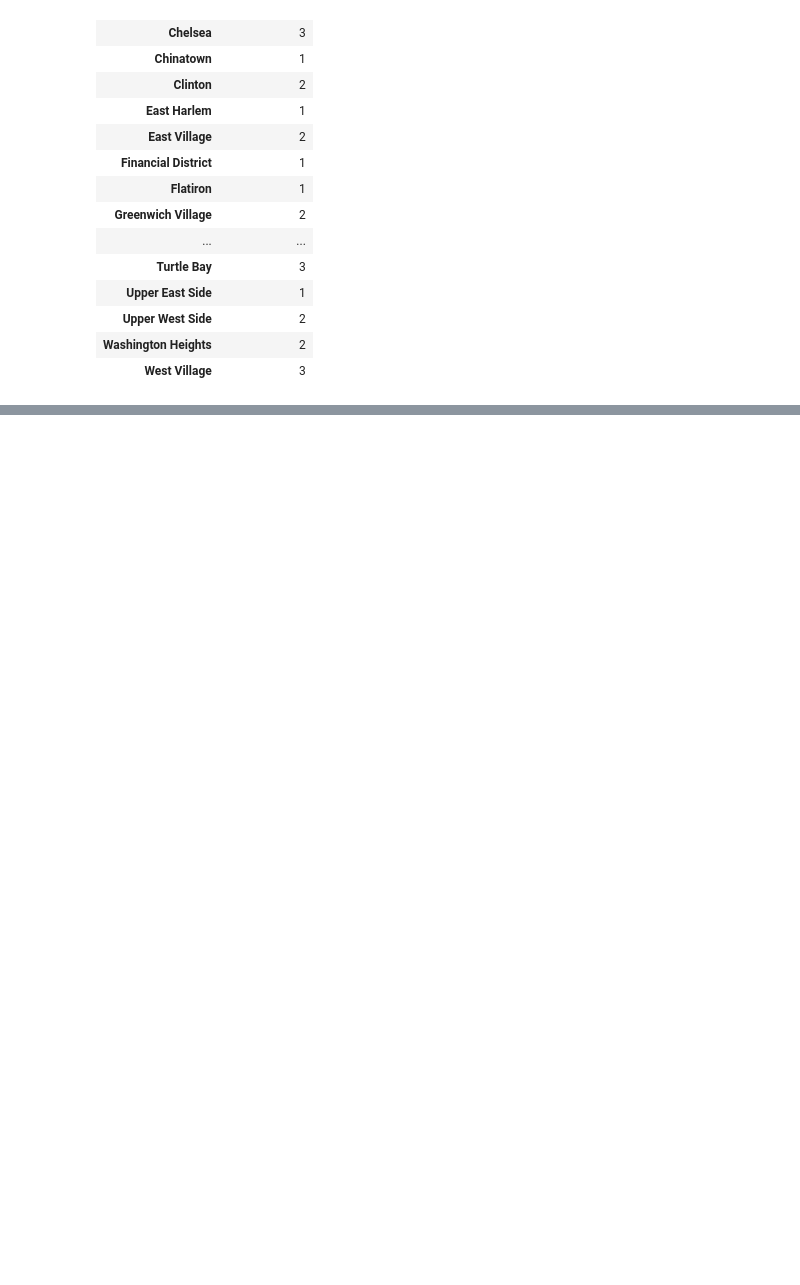
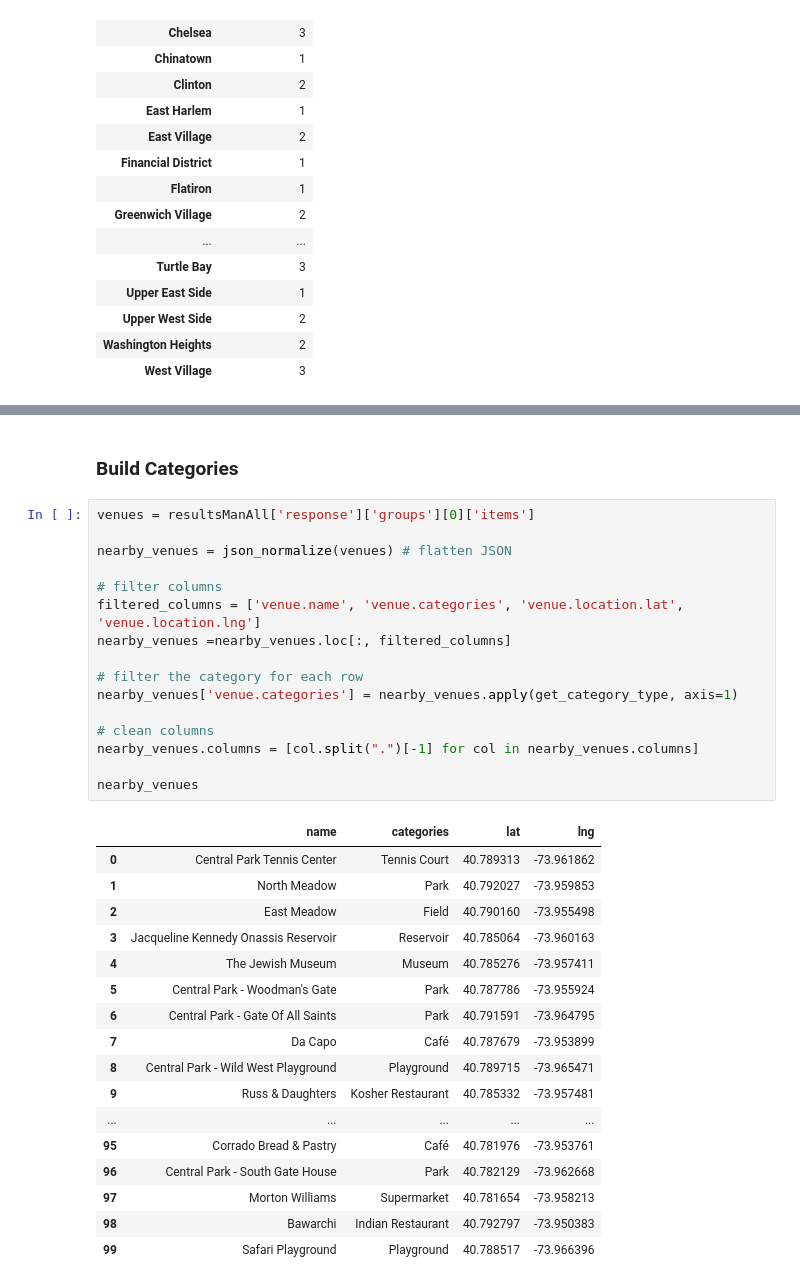
Before and after one commit to JustinRLine/Coursera_Capstone, a Jupyter notebook: Capstone Project - The Battle of the Neighborhoods.ipynb, the cells around one changed output, grey strips where cells are left out. Drawn from its saved outputs; the diff is of its cells as text; blank space fills up the shorter version.

```diff
--- a/Capstone Project - The Battle of the Neighborhoods.ipynb
+++ b/Capstone Project - The Battle of the Neighborhoods.ipynb
@@ -560,0 +639,36 @@ Full_Man
+# %% [markdown]
+### Build Categories
+# %%
+venues = resultsManAll['response']['groups'][0]['items']
+
+nearby_venues = json_normalize(venues) # flatten JSON
+
+# filter columns
+filtered_columns = ['venue.name', 'venue.categories', 'venue.location.lat', 'venue.location.lng']
+nearby_venues =nearby_venues.loc[:, filtered_columns]
+
+# filter the category for each row
+nearby_venues['venue.categories'] = nearby_venues.apply(get_category_type, axis=1)
+
+# clean columns
+nearby_venues.columns = [col.split(".")[-1] for col in nearby_venues.columns]
+
+nearby_venues
+# %% [output]
+|  | name | categories | lat | lng |
+| 0 | Central Park Tennis Center | Tennis Court | 40.789313 | -73.961862 |
+| 1 | North Meadow | Park | 40.792027 | -73.959853 |
+| 2 | East Meadow | Field | 40.790160 | -73.955498 |
+| 3 | Jacqueline Kennedy Onassis Reservoir | Reservoir | 40.785064 | -73.960163 |
+| 4 | The Jewish Museum | Museum | 40.785276 | -73.957411 |
+| 5 | Central Park - Woodman's Gate | Park | 40.787786 | -73.955924 |
+| 6 | Central Park - Gate Of All Saints | Park | 40.791591 | -73.964795 |
+| 7 | Da Capo | Café | 40.787679 | -73.953899 |
+| 8 | Central Park - Wild West Playground | Playground | 40.789715 | -73.965471 |
+| 9 | Russ & Daughters | Kosher Restaurant | 40.785332 | -73.957481 |
+| ... | ... | ... | ... | ... |
+| 95 | Corrado Bread & Pastry | Café | 40.781976 | -73.953761 |
+| 96 | Central Park - South Gate House | Park | 40.782129 | -73.962668 |
+| 97 | Morton Williams | Supermarket | 40.781654 | -73.958213 |
+| 98 | Bawarchi | Indian Restaurant | 40.792797 | -73.950383 |
+| 99 | Safari Playground | Playground | 40.788517 | -73.966396 |
```
Also changed, not shown: parts of 47 cells of this notebook.
